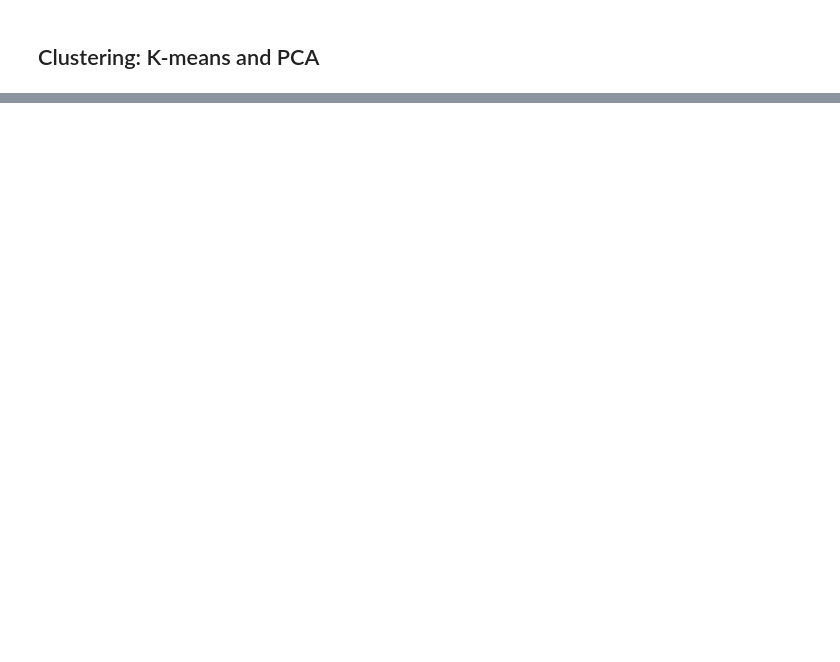
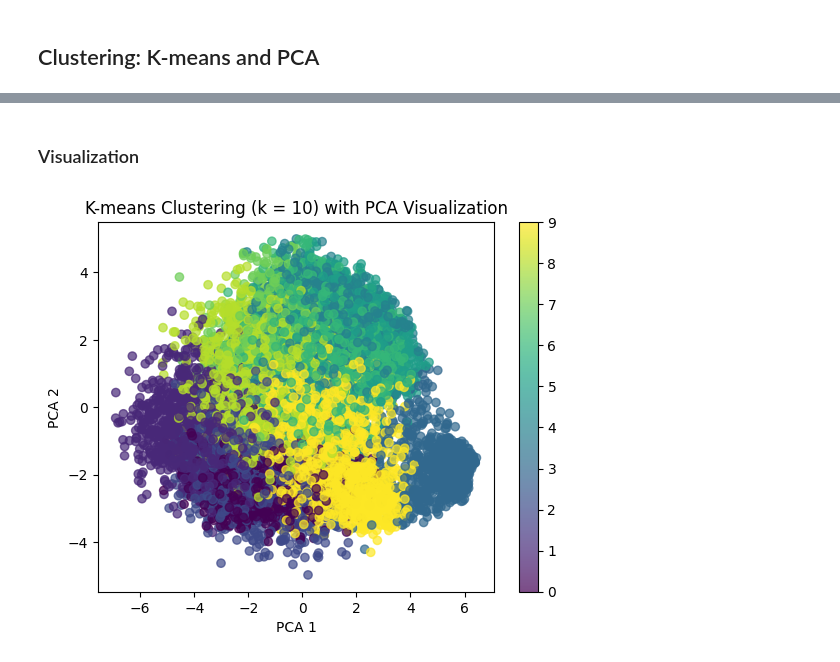
Before and after one commit to jovenlaurens/image-classifier, a Jupyter notebook: src/model_test.ipynb, the cells around one changed output, grey strips where cells are left out. Cells and saved outputs as stored; diff of their text form; code cells hidden in the pictures; blank space fills up the shorter version.

```diff
--- a/src/model_test.ipynb
+++ b/src/model_test.ipynb
@@ -106,0 +208,5 @@ plt.show()
+# %%
+features = np.array(all_features)
+kmeans = KMeans(n_clusters=10)
+kmeans.fit(features)
+labels = kmeans.predict(features)
@@ -132,15 +233,17 @@ Reduce the vector dimension and visualize it
+# %%
+# Reduceed the dimensionality of the data using PCA
+pca = PCA(n_components=2)
+x_pca = pca.fit_transform(features)
+# %% [markdown]
+### Visualization
 # %%
-from pca import PCA
-
-# Reduceed the dimensionality of the data using PCA
-pca = PCA(n_components=2)
-x_pca = pca.fit_transform(x_test_encoded)
-
 # Plot the clustered data in 2D
 plt.scatter(x_pca[:, 0], x_pca[:, 1],
             c=labels, cmap='viridis', alpha=0.7)
 plt.title('K-means Clustering (k = 10) with PCA Visualization')
 plt.xlabel('PCA 1')
 plt.ylabel('PCA 2')
 plt.colorbar()
 plt.show()
+# %% [output]
+[figure, added]
```
Also changed, not shown: parts of 28 cells of this notebook, 22 other files.
